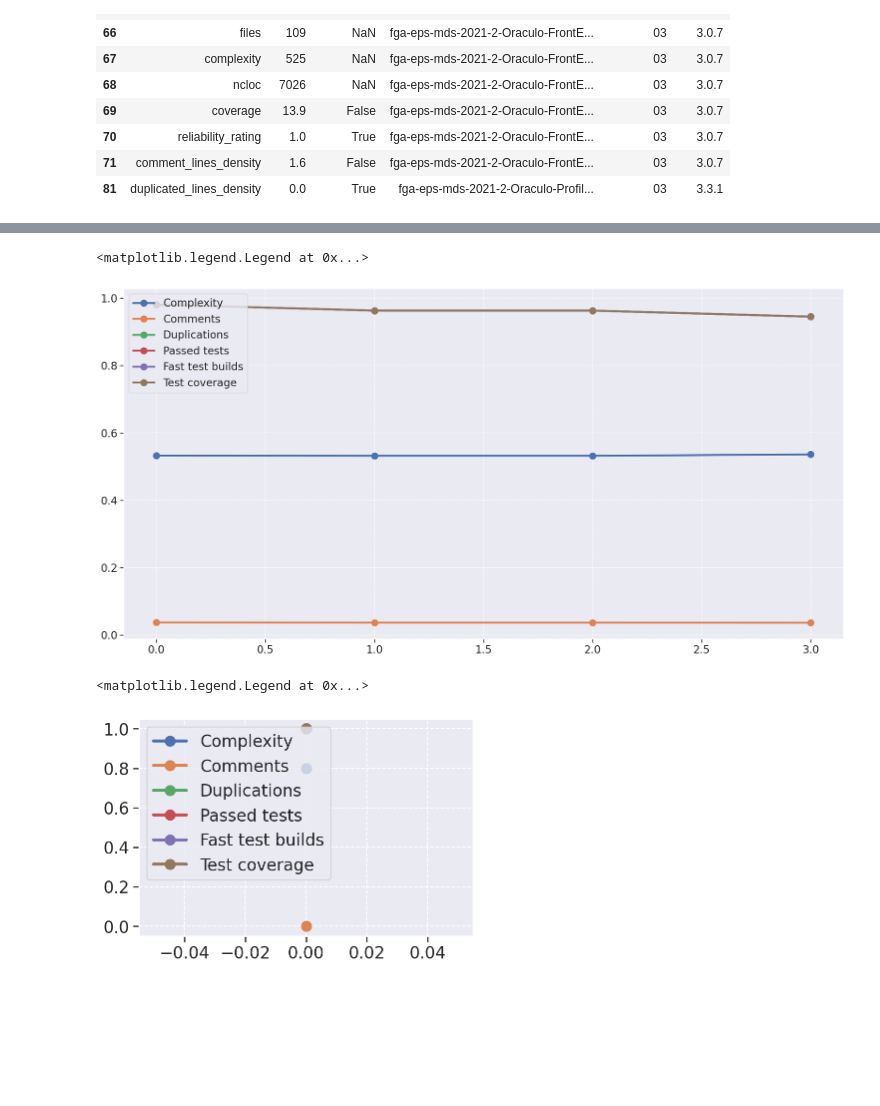
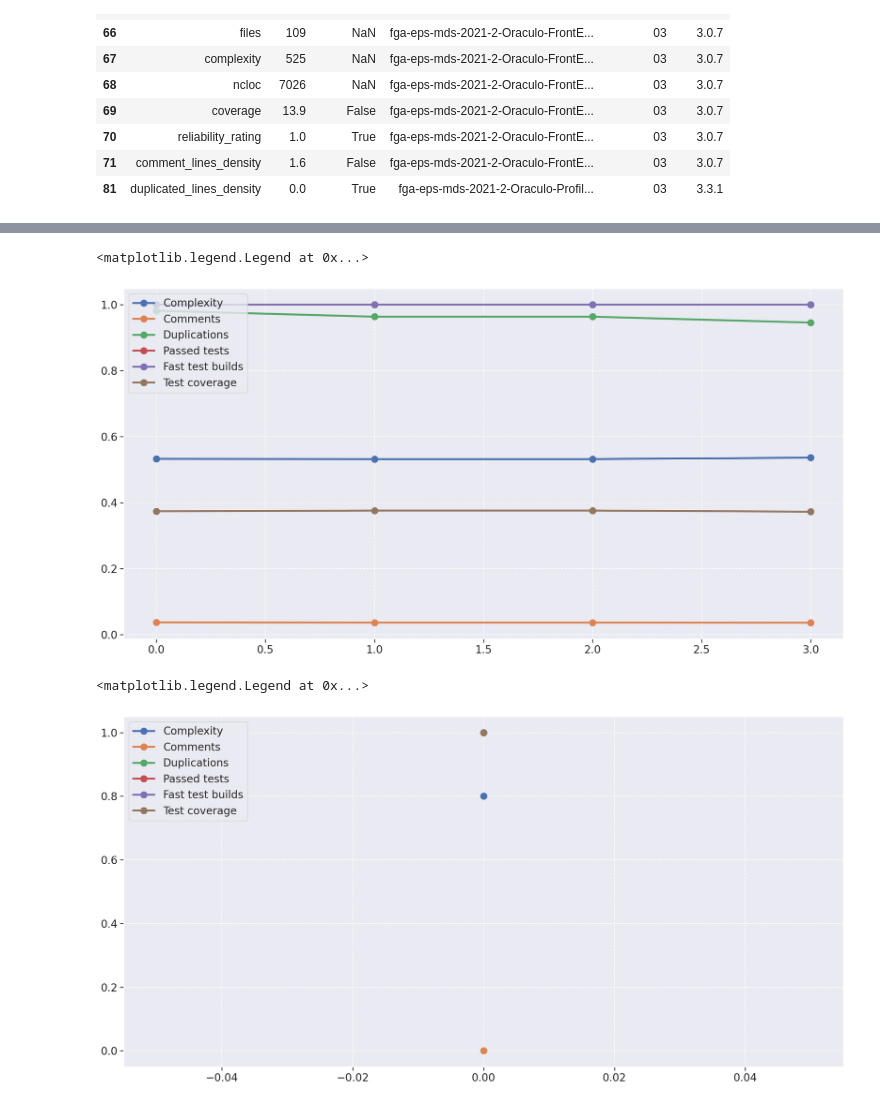
Before and after one commit to fga-eps-mds/2021-2-Oraculo-DOC, a Jupyter notebook: Notebook/analytics.ipynb, the cells around one changed output, grey strips where cells are left out. Cells and saved outputs as stored; diff of their text form; code cells hidden in the pictures; blank space fills up the shorter version.

```diff
--- a/Notebook/analytics.ipynb
+++ b/Notebook/analytics.ipynb
@@ -124,9 +137,11 @@ metric_list = ['files',
                'duplicated_lines_density',
                'coverage',
                'ncloc',
-               'test_errors',
-               'test_failures',
-               'security_rating']
+               'security_rating',
+               'tests',
+               'test_success_density',
+               'test_execution_time',
+               'reliability_rating']
 
 len(metric_list)
 # %% [output]
@@ -166,11 +181,25 @@ def create_file_df(json_list):
 
     for i in json_list:
 
+        if i.endswith("-test.json"):
+            continue
+
         file_component = read_json(i)
 
         file_component_data = metric_per_file(file_component)
 
         file_component_df = generate_file_dataframe_per_release(metric_list, file_component_data, language_extension = 'js')
+
+        test_file = i.replace(".json", "-test.json")
+
+        test_json = read_json(test_file)
+
+        file_component_df['tests'] = 1
+        try:
+            file_component_df['test_execution_time'] = test_json['test_execution_time']
+        except:
+            time = (test_json['testResults'][0]['endTime'] - test_json['testResults'][0]['startTime'])/1000
+            file_component_df['test_execution_time'] = time
 
         file_component_df['filename'] = os.path.basename(i)
 
@@ -282,9 +311,9 @@ def create_metrics_df(df):
         m1_list.append(m1(version_df))
         m2_list.append(m2(version_df))
         m3_list.append(m3(version_df))
-        m4_list.append(m3(version_df))
-        m5_list.append(m3(version_df))
-        m6_list.append(m3(version_df))
+        m4_list.append(m4(version_df))
+        m5_list.append(m5(version_df))
+        m6_list.append(m6(version_df))
 
         ncloc_list.append(_ncloc(version_df))
         repository_list.append(version_df['repository'].iloc[0])
@@ -293,9 +322,9 @@ def create_metrics_df(df):
     metrics_df = pd.DataFrame({'m1': m1_list,
                                'm2': m2_list,
                                'm3': m3_list,
-                               'm4': m3_list,
-                               'm5': m3_list,
-                               'm6': m3_list,
+                               'm4': m4_list,
+                               'm5': m5_list,
+                               'm6': m6_list,
                                'repository': repository_list,
                                'version': version_list,
                                'ncloc': ncloc_list})
@@ -317,16 +346,18 @@ plt.plot(front_metrics['m6'], label='Test coverage', linewidth=3, marker='o', ma
 plt.legend(loc='upper left')
 # %% [output]
 <matplotlib.legend.Legend at 0x...>
-[figure, old version]
+[figure, new version]
 # %%
+fig = plt.figure(figsize=(20, 10))
+
 plt.plot(profile_metrics['m1'], label='Complexity', linewidth=3, marker='o', markersize=10)
 plt.plot(profile_metrics['m2'], label='Comments', linewidth=3, marker='o', markersize=10)
 plt.plot(profile_metrics['m3'], label='Duplications', linewidth=3, marker='o', markersize=10)
 plt.plot(profile_metrics['m4'], label='Passed tests', linewidth=3, marker='o', markersize=10)
 plt.plot(profile_metrics['m5'], label='Fast test builds', linewidth=3, marker='o', markersize=10)
 plt.plot(profile_metrics['m6'], label='Test coverage', linewidth=3, marker='o', markersize=10)
 plt.legend(loc='upper left')
 # %% [output]
 <matplotlib.legend.Legend at 0x...>
-[figure, old version]
+[figure, new version]
 # %%
```
Also changed, not shown: parts of 11 cells of this notebook, 10 other files.
